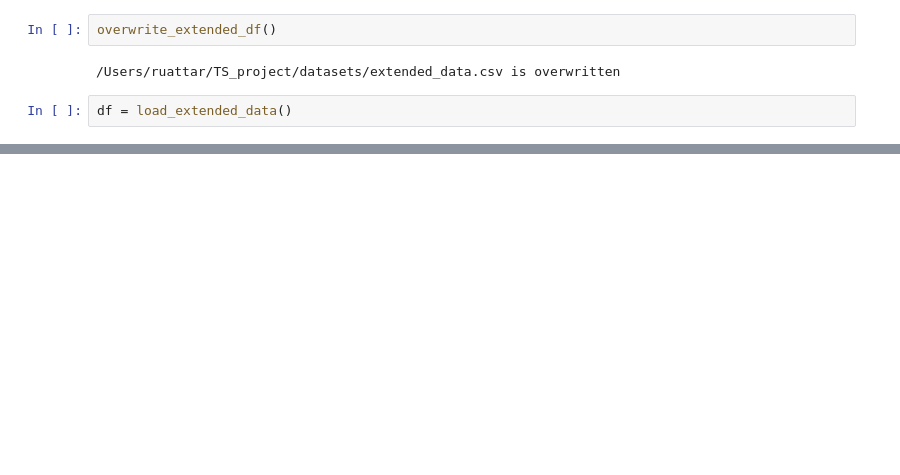
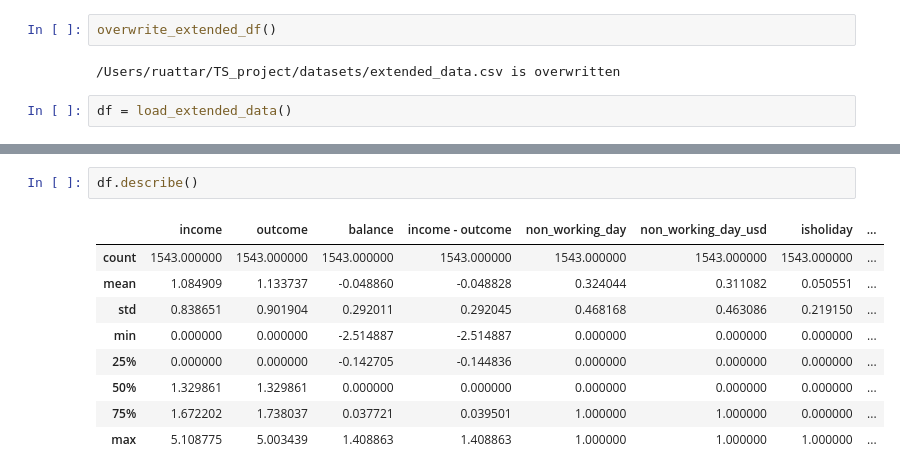
Before and after one commit to astatarinov/TS_project, a Jupyter notebook: notebooks/build_dataset.ipynb, the cells around one changed output, grey strips where cells are left out. Cells and saved outputs as stored; diff of their text form; blank space fills up the shorter version.

Commit message:
feature descr

```diff
--- a/notebooks/build_dataset.ipynb
+++ b/notebooks/build_dataset.ipynb
@@ -57,0 +97,12 @@ df.head()
+# %%
+df.describe()
+# %% [output]
+|  | income | outcome | balance | income - outcome | non_working_day | non_working_day_usd | isholiday | ... |
+| count | 1543.000000 | 1543.000000 | 1543.000000 | 1543.000000 | 1543.000000 | 1543.000000 | 1543.000000 | ... |
+| mean | 1.084909 | 1.133737 | -0.048860 | -0.048828 | 0.324044 | 0.311082 | 0.050551 | ... |
+| std | 0.838651 | 0.901904 | 0.292011 | 0.292045 | 0.468168 | 0.463086 | 0.219150 | ... |
+| min | 0.000000 | 0.000000 | -2.514887 | -2.514887 | 0.000000 | 0.000000 | 0.000000 | ... |
+| 25% | 0.000000 | 0.000000 | -0.142705 | -0.144836 | 0.000000 | 0.000000 | 0.000000 | ... |
+| 50% | 1.329861 | 1.329861 | 0.000000 | 0.000000 | 0.000000 | 0.000000 | 0.000000 | ... |
+| 75% | 1.672202 | 1.738037 | 0.037721 | 0.039501 | 1.000000 | 1.000000 | 0.000000 | ... |
+| max | 5.108775 | 5.003439 | 1.408863 | 1.408863 | 1.000000 | 1.000000 | 1.000000 | ... |
```
Also changed, not shown: parts of 9 cells of this notebook.
